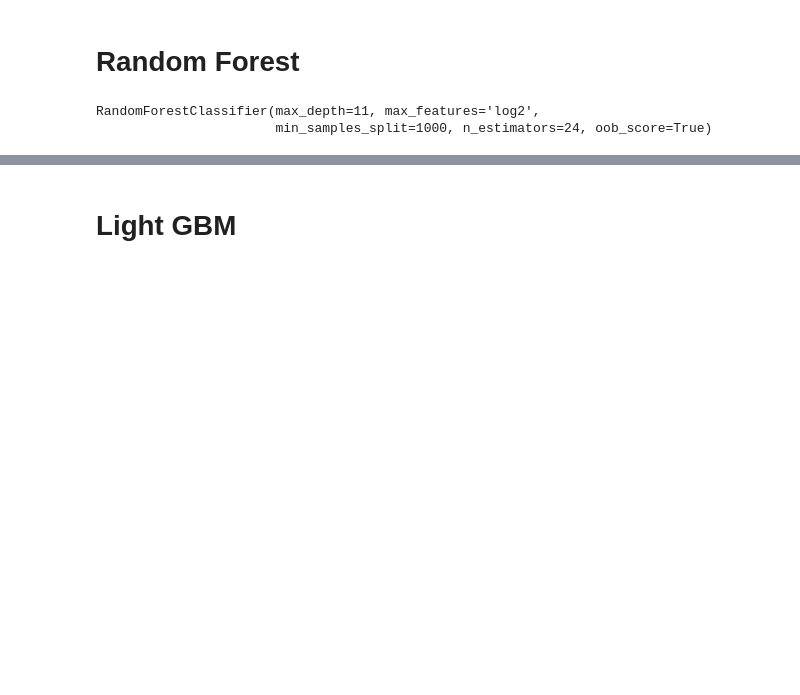
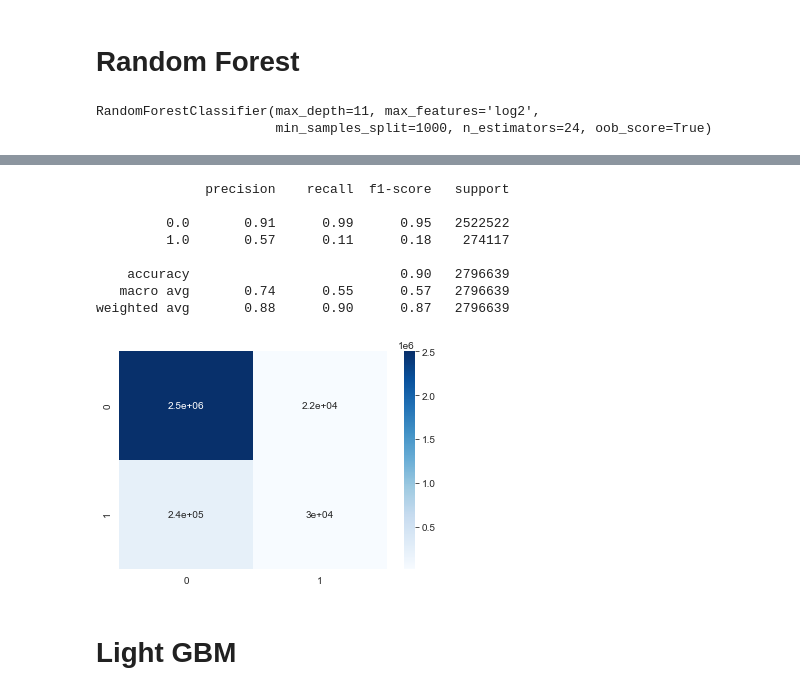
Before and after one commit to annmaryksebastian/255-Project, a Jupyter notebook: Code/Model.ipynb, the cells around one changed output, grey strips where cells are left out. Saved outputs shown, nothing was run; the diff lists cells and outputs as text; code cells hidden in the pictures; blank space fills up the shorter version.

```diff
--- a/Code/Model.ipynb
+++ b/Code/Model.ipynb
@@ -469,3 +504,17 @@ accuracy_score(predrf, y_test)
+# %%
+cf_matrix = confusion_matrix(y_test, y_pred)
+sns.heatmap(cf_matrix, annot=True,cmap = "Blues")
+print(classification_report(y_test, y_pred))
+# %% [output]
+              precision    recall  f1-score   support
+
+         0.0       0.91      0.99      0.95   2522522
+         1.0       0.57      0.11      0.18    274117
+
+    accuracy                           0.90   2796639
+   macro avg       0.74      0.55      0.57   2796639
+weighted avg       0.88      0.90      0.87   2796639
+[figure, added]
 # %% [markdown]
 # Light GBM
 # %%
```
Also changed, not shown: parts of 10 cells of this notebook.
